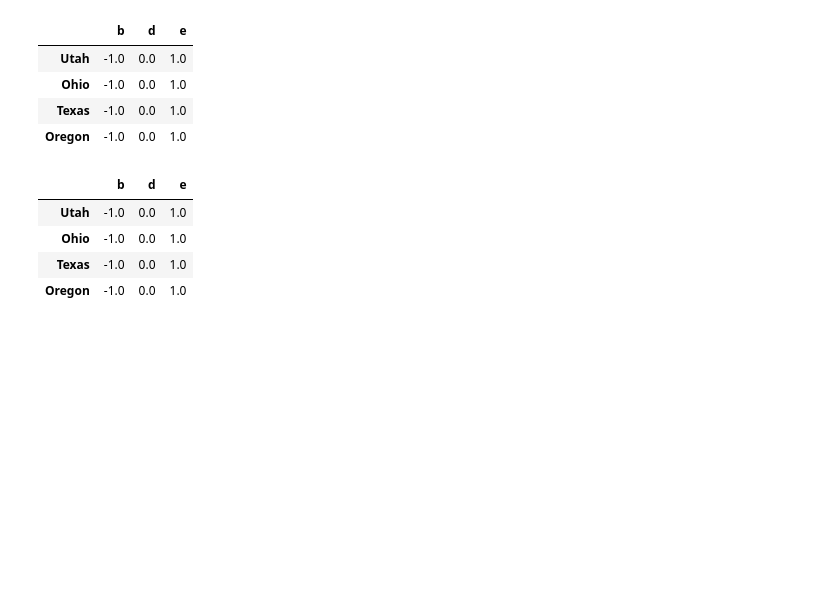
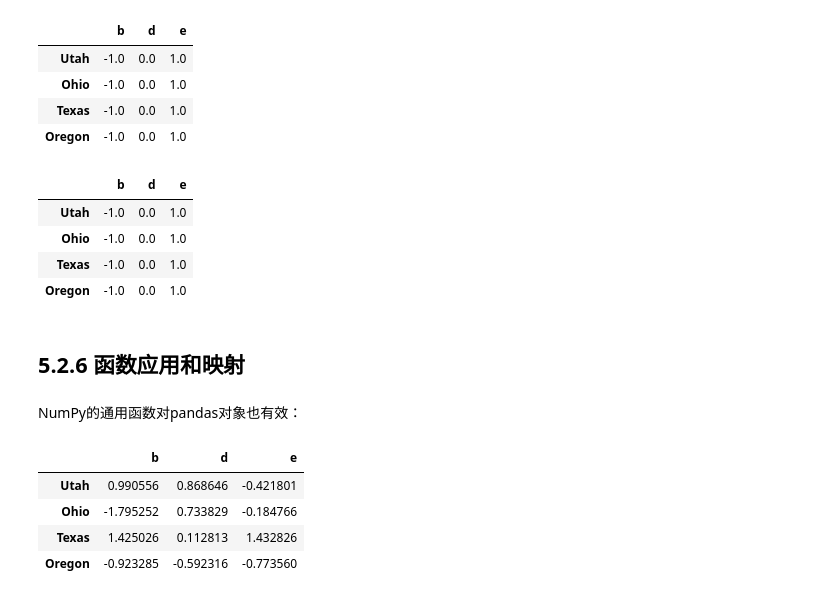
Before and after one commit to roohom/Program_100Days, a Jupyter notebook: Data Analysis/pratices/pandas 5.2.ipynb, the cells around one changed output. Cells and saved outputs as stored; diff of their text form; code cells hidden in the pictures; blank space fills up the shorter version.

Commit message:
update pandas note

```diff
--- a/Data Analysis/pratices/pandas 5.2.ipynb
+++ b/Data Analysis/pratices/pandas 5.2.ipynb
@@ -649,3 +649,20 @@ frame.sub(series3, axis=0)
 | Ohio | -1.0 | 0.0 | 1.0 |
 | Texas | -1.0 | 0.0 | 1.0 |
 | Oregon | -1.0 | 0.0 | 1.0 |
+# %% [markdown]
+## 5.2.6 函数应用和映射
+# %% [markdown]
+NumPy的通用函数对pandas对象也有效：
+# %%
+import pandas as pd
+import numpy as np
+frame = pd.DataFrame(np.random.randn(4,3), columns=list('bde'),
+                    index=['Utah', 'Ohio', 'Texas', 'Oregon'])
+# %%
+frame
+# %% [output]
+|  | b | d | e |
+| Utah | 0.990556 | 0.868646 | -0.421801 |
+| Ohio | -1.795252 | 0.733829 | -0.184766 |
+| Texas | 1.425026 | 0.112813 | 1.432826 |
+| Oregon | -0.923285 | -0.592316 | -0.773560 |
```
Also changed, not shown: parts of 12 cells of this notebook.
